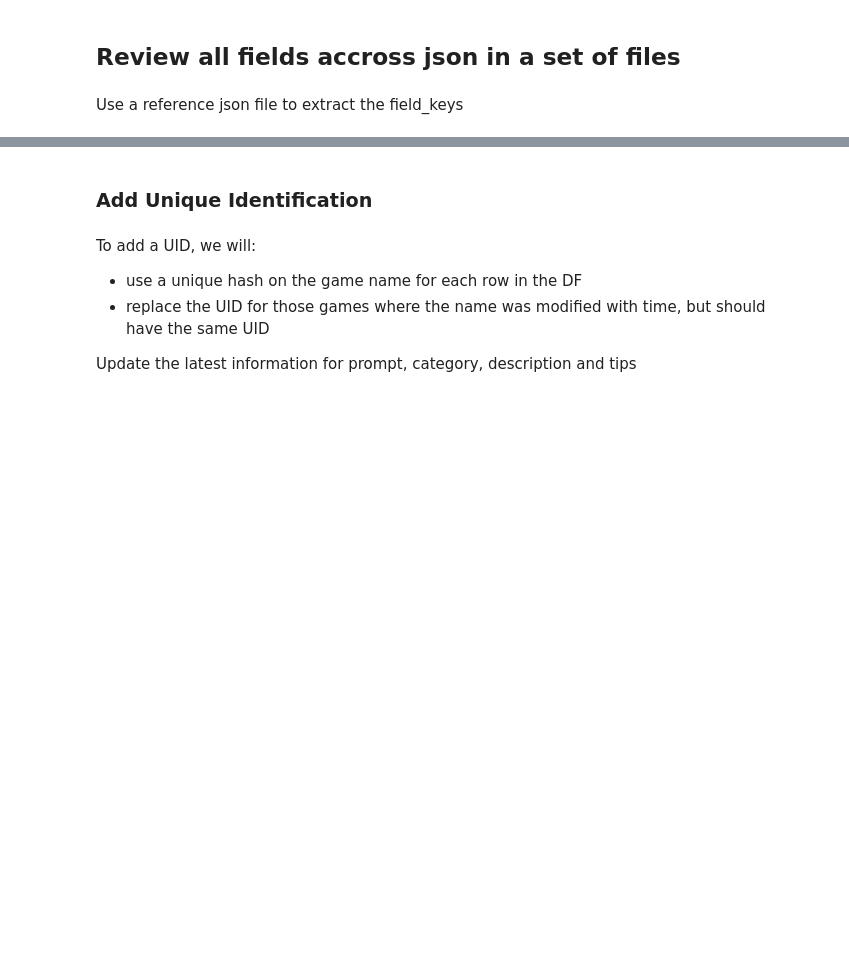
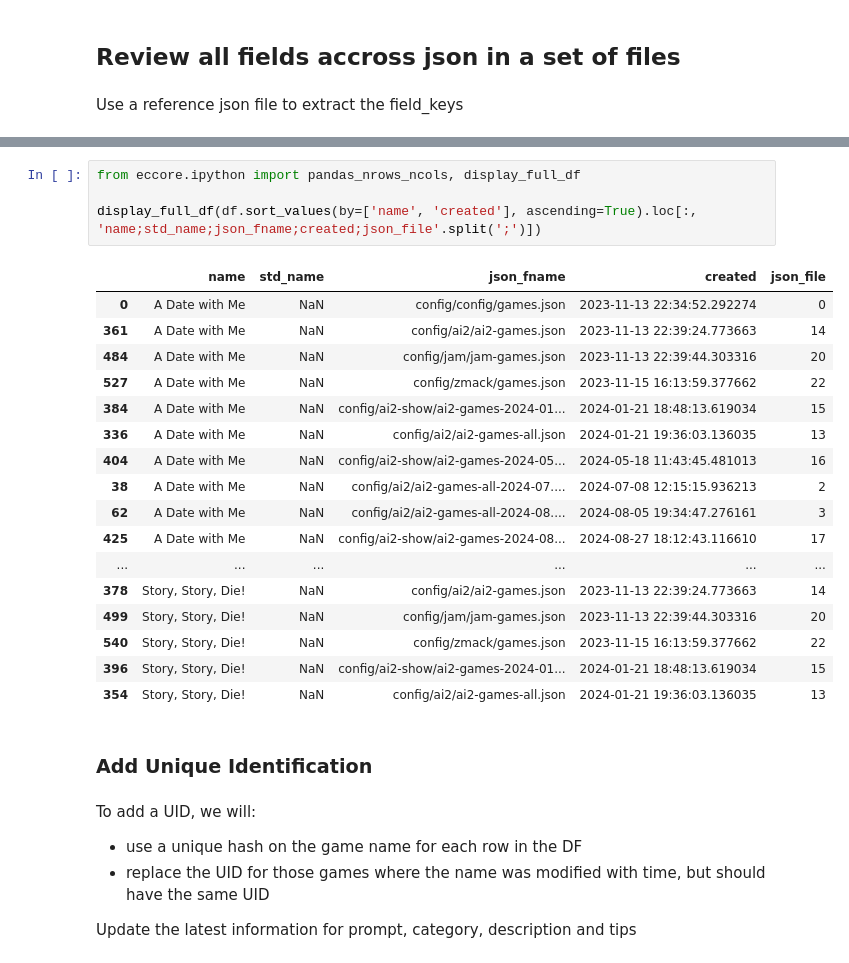
Before and after one commit to vtecftwy/improv_randomizer, a Jupyter notebook: nbs/WIP.03_organize_game_json.ipynb, the cells around one changed output, grey strips where cells are left out. Cells and saved outputs as stored; diff of their text form; blank space fills up the shorter version.

```diff
--- a/nbs/WIP.03_organize_game_json.ipynb
+++ b/nbs/WIP.03_organize_game_json.ipynb
@@ -436,3 +445,25 @@ df.loc[df.json_file == json_id, :].head()
+# %%
+from eccore.ipython import pandas_nrows_ncols, display_full_df
+
+display_full_df(df.sort_values(by=['name', 'created'], ascending=True).loc[:, 'name;std_name;json_fname;created;json_file'.split(';')])
+# %% [output]
+|  | name | std_name | json_fname | created | json_file |
+| 0 | A Date with Me | NaN | config/config/games.json | 2023-11-13 22:34:52.292274 | 0 |
+| 361 | A Date with Me | NaN | config/ai2/ai2-games.json | 2023-11-13 22:39:24.773663 | 14 |
+| 484 | A Date with Me | NaN | config/jam/jam-games.json | 2023-11-13 22:39:44.303316 | 20 |
+| 527 | A Date with Me | NaN | config/zmack/games.json | 2023-11-15 16:13:59.377662 | 22 |
+| 384 | A Date with Me | NaN | config/ai2-show/ai2-games-2024-01... | 2024-01-21 18:48:13.619034 | 15 |
+| 336 | A Date with Me | NaN | config/ai2/ai2-games-all.json | 2024-01-21 19:36:03.136035 | 13 |
+| 404 | A Date with Me | NaN | config/ai2-show/ai2-games-2024-05... | 2024-05-18 11:43:45.481013 | 16 |
+| 38 | A Date with Me | NaN | config/ai2/ai2-games-all-2024-07.... | 2024-07-08 12:15:15.936213 | 2 |
+| 62 | A Date with Me | NaN | config/ai2/ai2-games-all-2024-08.... | 2024-08-05 19:34:47.276161 | 3 |
+| 425 | A Date with Me | NaN | config/ai2-show/ai2-games-2024-08... | 2024-08-27 18:12:43.116610 | 17 |
+| ... | ... | ... | ... | ... | ... |
+| 378 | Story, Story, Die! | NaN | config/ai2/ai2-games.json | 2023-11-13 22:39:24.773663 | 14 |
+| 499 | Story, Story, Die! | NaN | config/jam/jam-games.json | 2023-11-13 22:39:44.303316 | 20 |
+| 540 | Story, Story, Die! | NaN | config/zmack/games.json | 2023-11-15 16:13:59.377662 | 22 |
+| 396 | Story, Story, Die! | NaN | config/ai2-show/ai2-games-2024-01... | 2024-01-21 18:48:13.619034 | 15 |
+| 354 | Story, Story, Die! | NaN | config/ai2/ai2-games-all.json | 2024-01-21 19:36:03.136035 | 13 |
 # %% [markdown]
 ### Add Unique Identification
 # %% [markdown]
```
Also changed, not shown: parts of 14 cells of this notebook, 2 other files.
